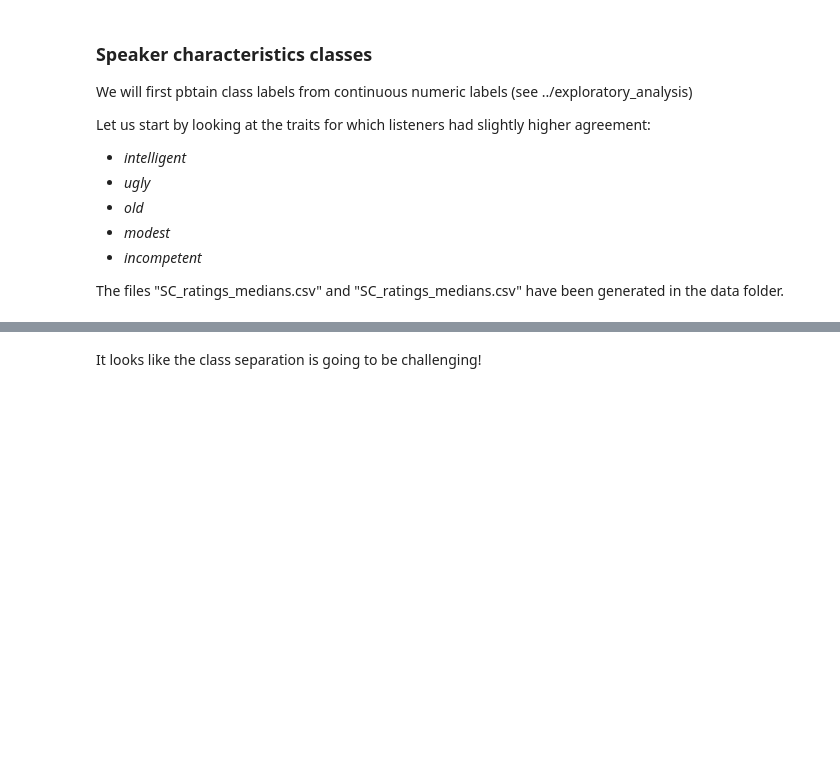
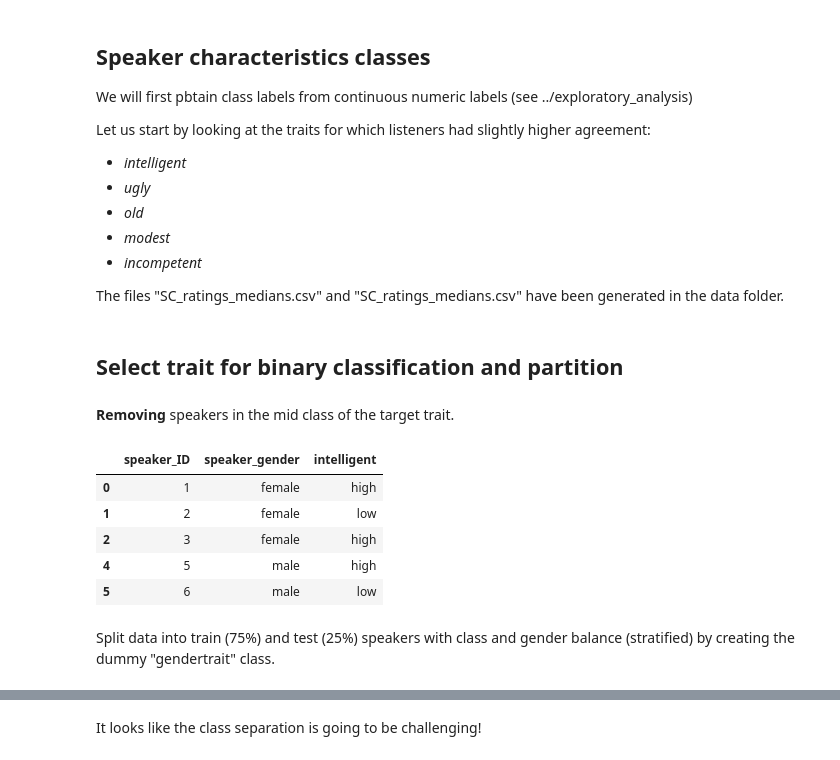
Before and after one commit to laufergall/ML_Speaker_Characteristics, a Jupyter notebook: classification/02_evaluating_classification.ipynb, the cells around one changed output, grey strips where cells are left out. Drawn from its saved outputs; the diff is of its cells as text; code cells hidden in the pictures; blank space fills up the shorter version.

Commit message:
working on classification

```diff
--- a/classification/02_evaluating_classification.ipynb
+++ b/classification/02_evaluating_classification.ipynb
@@ -27,7 +29,7 @@ import seaborn as sns
 seed = 2302
 np.random.seed(seed)
 # %% [markdown]
-### Speaker characteristics classes
+## Speaker characteristics classes
 
 We will first pbtain class labels from continuous numeric labels (see ../exploratory_analysis)
 
@@ -55,3 +57,23 @@ for i in ratings_means.columns[2:]:
     ratings_class.loc[ratings_means[i]>th[1],i] = "high"
 
 ratings_class.iloc[:,0:2] = ratings_means.iloc[:,0:2]
+# %% [markdown]
+## Select trait for binary classification and partition
+# %% [markdown]
+**Removing** speakers in the mid class of the target trait.
+# %%
+# select a trait
+target_trait = 'intelligent'
+
+# remove speakers in the mid class
+target = ratings_class.loc[ratings_class[target_trait] != "mid" , ['speaker_ID','speaker_gender',target_trait]]
+target.head()
+# %% [output]
+|  | speaker_ID | speaker_gender | intelligent |
+| 0 | 1 | female | high |
+| 1 | 2 | female | low |
+| 2 | 3 | female | high |
+| 4 | 5 | male | high |
+| 5 | 6 | male | low |
+# %% [markdown]
+Split data into train (75%) and test (25%) speakers with class and gender balance (stratified) by creating the dummy "gendertrait" class.
```
Also changed, not shown: parts of 39 cells of this notebook.
